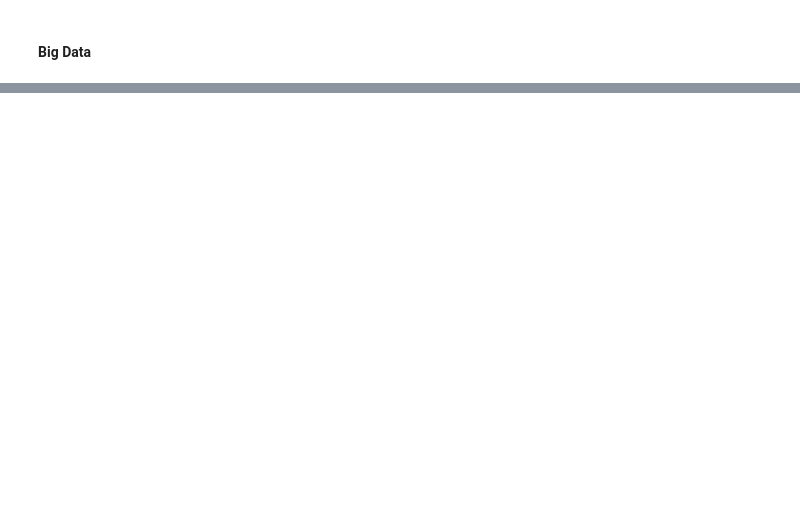
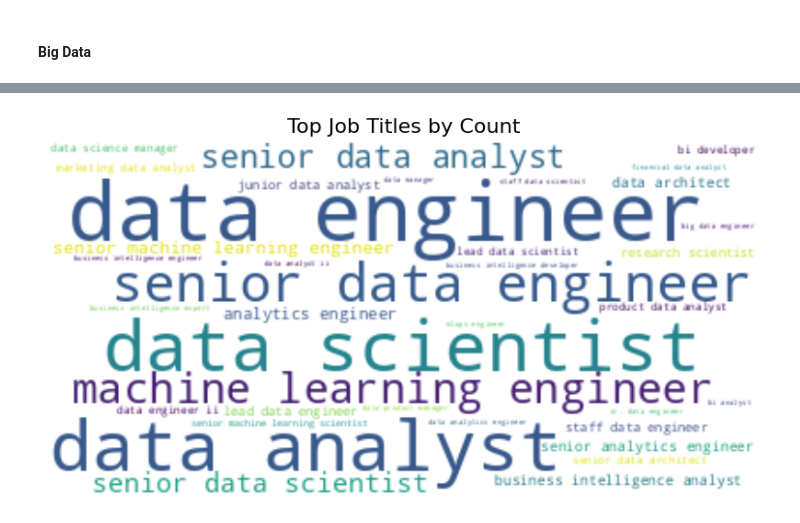
Before and after one commit to Sefdine/Job_opportunities, a Jupyter notebook: dev.ipynb, the cells around one changed output, grey strips where cells are left out. Saved outputs shown, nothing was run; the diff lists cells and outputs as text; code cells hidden in the pictures; blank space fills up the shorter version.

Commit message:
Most demand jobs

```diff
--- a/dev.ipynb
+++ b/dev.ipynb
@@ -778,0 +920,5 @@ import plotly.express as px
+# %%
+result = session.query(Jobs.title, func.count(Jobs.title)).group_by(Jobs.title).order_by(desc(func.count(Jobs.title))).all()
+most_job_title = {x[0]: x[1] for x in result}
+most_job_title_df = pd.DataFrame(list(most_job_title.items()), columns=['Job Title', 'job_counts'])
+most_job_title_df.head(10)
@@ -778,0 +937,20 @@ import plotly.express as px
+# %%
+# Create a WordCloud object with custom settings
+wordcloud = WordCloud(
+    background_color='white',
+    colormap='viridis',
+    contour_color='steelblue',
+    prefer_horizontal=1,  # Horizontal layout of words
+    relative_scaling=0.5,  # Adjusts the font size based on counts
+).generate_from_frequencies(most_job_title)
+
+# Display the WordCloud using matplotlib
+plt.figure(figsize=(10, 6))  # Set the size of the figure (width, height)
+plt.imshow(wordcloud, interpolation='bilinear')
+plt.axis('off')
+plt.title('Top Job Titles by Count', fontsize=16)
+
+# Show the plot
+plt.show()
+# %% [output]
+[figure, added]
```
Also changed, not shown: parts of 20 cells of this notebook.
